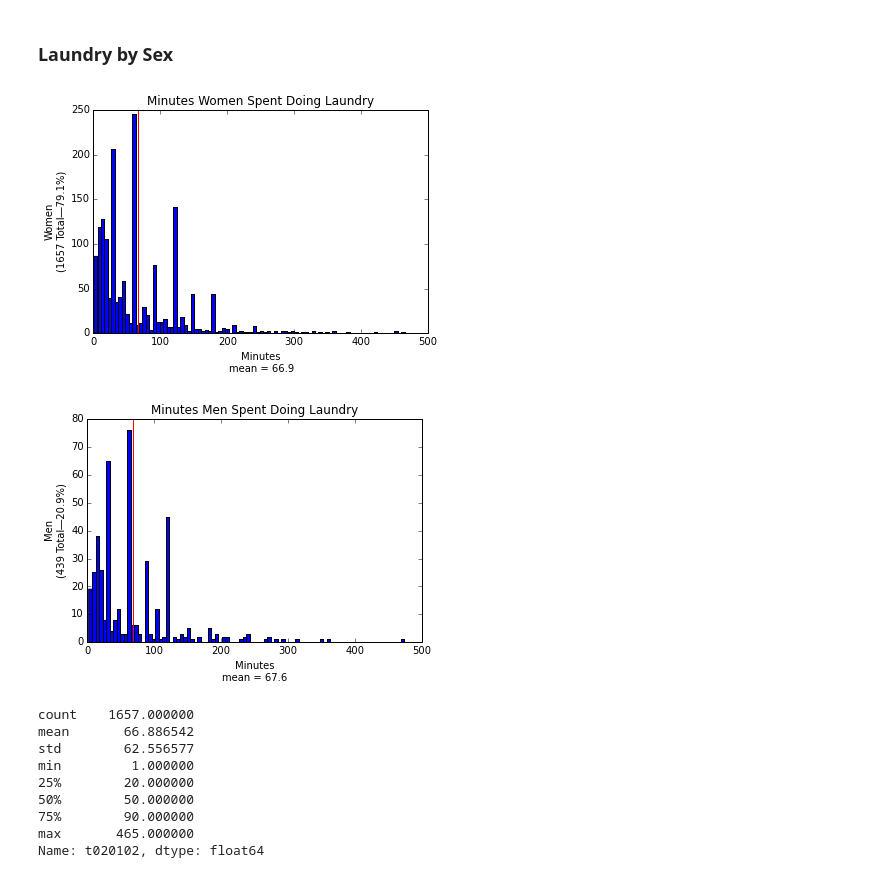
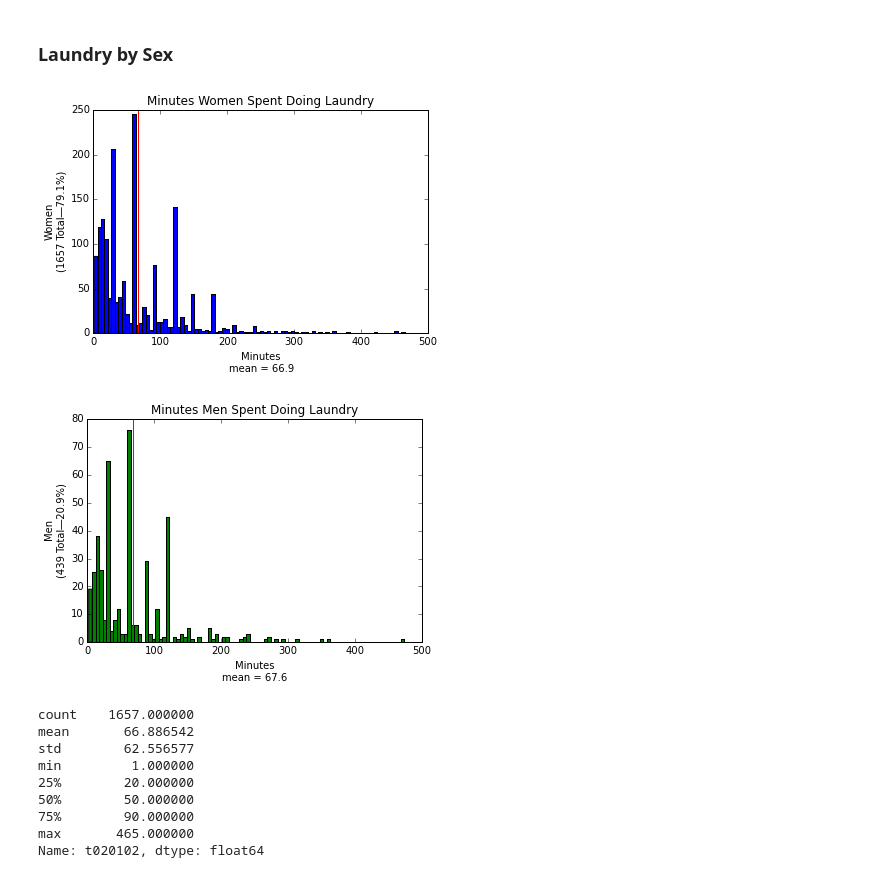
Before and after one commit to ahartz1/atus-analysis, a Jupyter notebook: atus-analysis.ipynb, the cells around one changed output. Cells and saved outputs as stored; diff of their text form; code cells hidden in the pictures.

```diff
--- a/atus-analysis.ipynb
+++ b/atus-analysis.ipynb
@@ -172,22 +176,23 @@ laundry_men_mean   = laundry_men['t020102'].mean()
 # %%
 laundry_women['t020102'].plot(kind='hist', bins=90,
                               title='Minutes Women Spent Doing Laundry')
 plt.xlabel('Minutes\nmean = {:.1f}'.format(laundry_women_mean))
 plt.ylabel('Women\n({} Total—{:.1f}%)'.format(len(laundry_women), (len(laundry_women)*100/len(laundry))))
 ymin, ymax = plt.ylim()
 plt.vlines(laundry_women_mean, 0, ymax, color='red')
 plt.show()
 
 laundry_men['t020102'].plot(kind='hist', bins=90,
-                            title='Minutes Men Spent Doing Laundry')
+                            title='Minutes Men Spent Doing Laundry',
+                            color='g')
 plt.xlabel('Minutes\nmean = {:.1f}'.format(laundry_men_mean))
 plt.ylabel('Men\n({} Total—{:.1f}%)'.format(len(laundry_men), (len(laundry_men)*100/len(laundry))))
 ymin, ymax = plt.ylim()
 plt.vlines(laundry_men_mean, 0, ymax, color='red')
 plt.show()
 # %% [output]
 [figure]
-[figure, old version]
+[figure, new version]
 # %%
 laundry_women['t020102'].describe()
 # %% [output]
```
Also changed, not shown: parts of 21 cells of this notebook.
